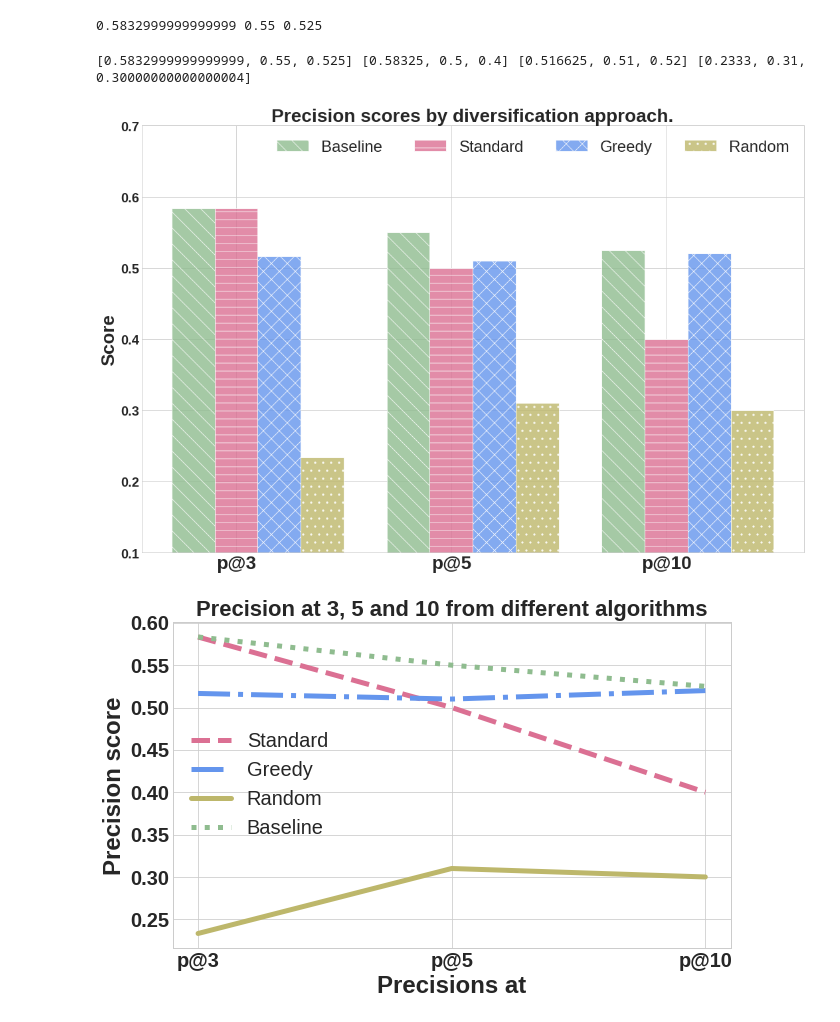
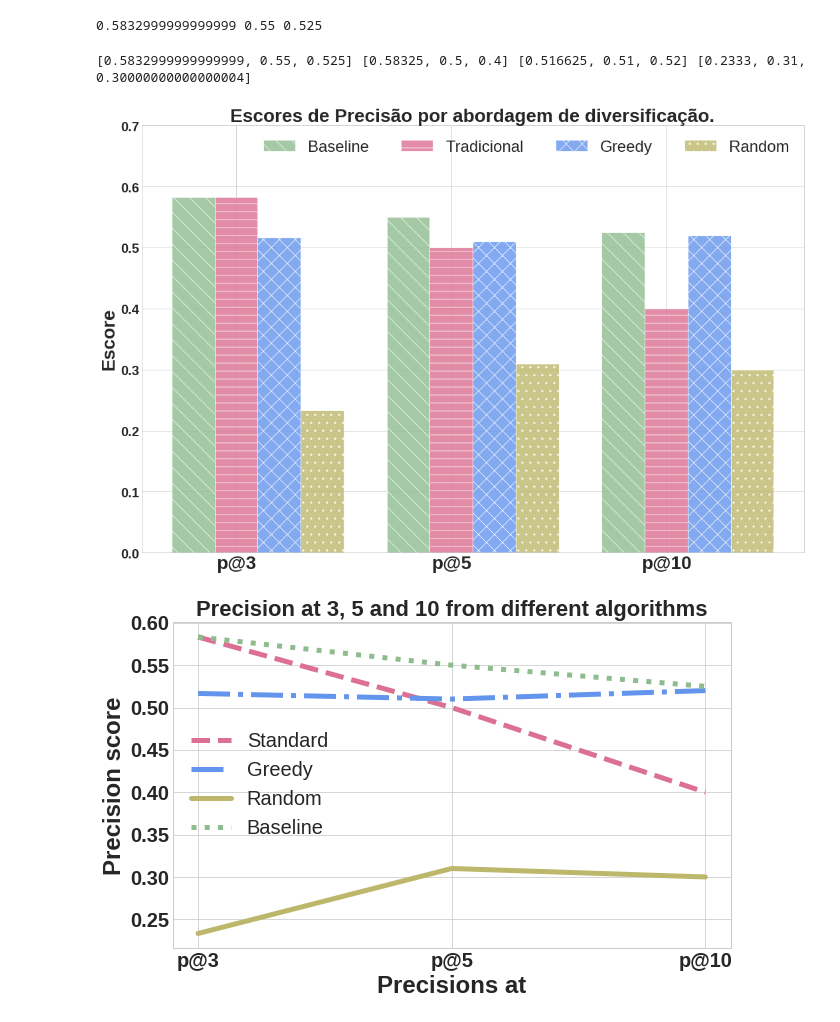
Before and after one commit to amandachagas/surprise-test, a Jupyter notebook: notebooks/Graphs.ipynb, the cells around one changed output. Cells and saved outputs as stored; diff of their text form; code cells hidden in the pictures.

```diff
--- a/notebooks/Graphs.ipynb
+++ b/notebooks/Graphs.ipynb
@@ -570,39 +570,39 @@ m_random = [m_p3_r, m_p5_r, m_p10_r]
 # std_standard = std_standard_p10
 # std_greedy = std_greedy_p10
 # std_random = std_random_p10
 
 print(m_baseline, m_standard, m_greedy, m_random)
 
 # create plot
 fig, ax = plt.subplots()
 index = np.arange(n)
 bar_width = 0.2
 opacity = 0.8
 
 line1 = plt.bar(index, m_baseline, bar_width, alpha=opacity, color='darkseagreen', label='Baseline', hatch="\\", edgecolor='white')
-line2 = plt.bar(index + bar_width, m_standard, bar_width, alpha=opacity, color='palevioletred',  label='Standard', hatch="-", edgecolor='white')
+line2 = plt.bar(index + bar_width, m_standard, bar_width, alpha=opacity, color='palevioletred',  label='Tradicional', hatch="-", edgecolor='white')
 line3 = plt.bar(index + bar_width + bar_width, m_greedy, bar_width, alpha=opacity, color='cornflowerblue', label='Greedy', hatch="x", edgecolor='white')
 line4 = plt.bar(index + bar_width + bar_width + bar_width, m_random, bar_width, alpha=opacity, color='darkkhaki', label='Random', hatch=".", edgecolor='white')
 
 
 # plt.xlabel('Precision@', fontweight="bold", fontsize=28)
-plt.ylabel('Score', fontweight="bold", fontsize=28)
-plt.title('Precision scores by diversification approach.', fontweight="bold", fontsize=28)
+plt.ylabel('Escore', fontweight="bold", fontsize=28)
+plt.title('Escores de Precisão por abordagem de diversificação.', fontweight="bold", fontsize=28)
 plt.xticks(index + bar_width, ('p@3', 'p@5', 'p@10'), fontweight="bold", fontsize=28)
 plt.yticks(fontweight="bold", fontsize=20)
 
 plt.legend(fontsize=24, ncol=4)
 
 axes = plt.gca()
 # axes.set_xlim([xmin,xmax])
-axes.set_ylim([0.1,0.7])
+axes.set_ylim([0,0.7])
 
-plt.savefig('pecrision_scores_by_diversification_approach.png', transparent=True)
+plt.savefig('pecrision_scores_by_diversification_approach_pt.png', transparent=True)
 plt.tight_layout()
 plt.show()
 # %% [output]
 [0.5832999999999999, 0.55, 0.525] [0.58325, 0.5, 0.4] [0.516625, 0.51, 0.52] [0.2333, 0.31, 0.30000000000000004]
-[figure, old version]
+[figure, new version]
 # %%
 plt.rcParams['figure.figsize'] = (10,6)
 
```
Also changed, not shown: parts of 5 cells of this notebook, 6 other files.
